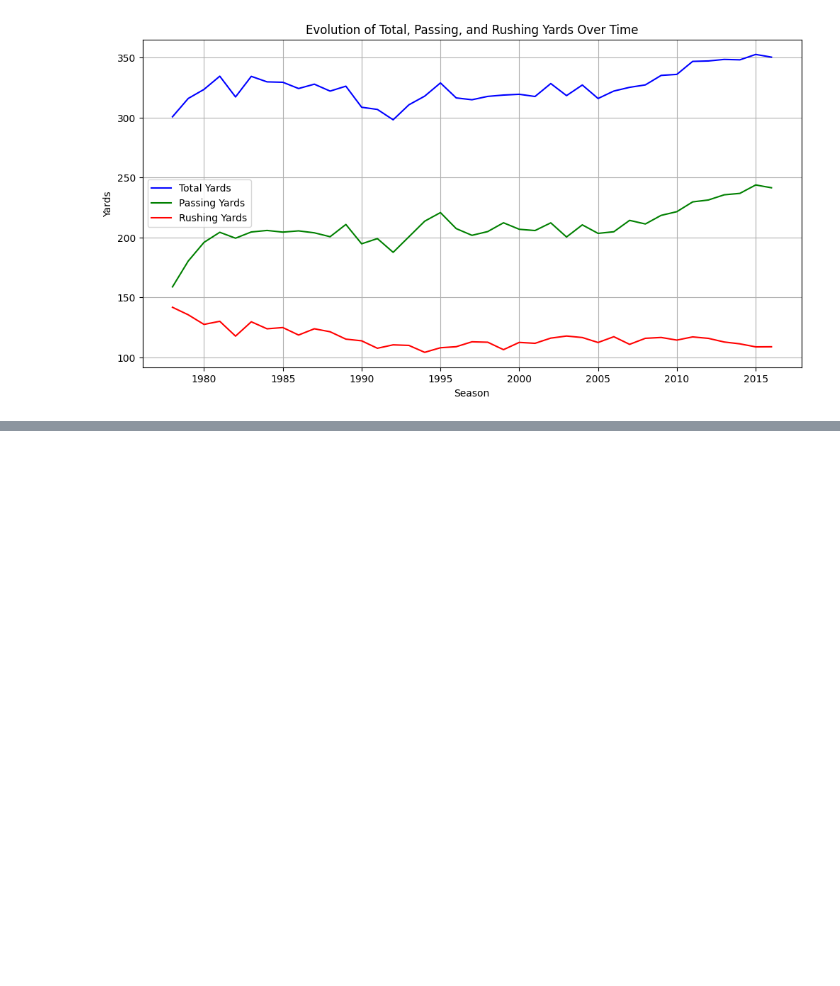
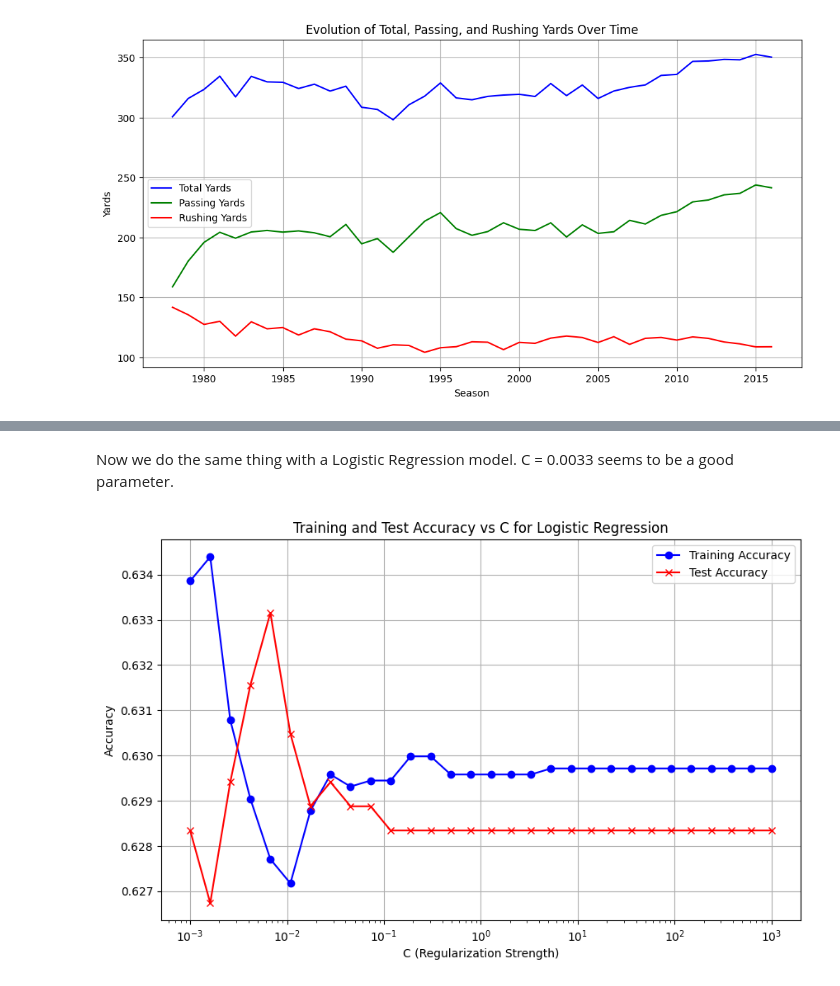
Before and after one commit to willdhh/NFL-Win-Prediction, a Jupyter notebook: finals.ipynb, the cells around one changed output, grey strips where cells are left out. Saved outputs shown, nothing was run; the diff lists cells and outputs as text; code cells hidden in the pictures; blank space fills up the shorter version.

```diff
--- a/finals.ipynb
+++ b/finals.ipynb
@@ -333,0 +486,31 @@ See the caveats in the documentation: https://pandas.pydata.org/pandas-docs/stab
+# %% [markdown]
+Now we do the same thing with a Logistic Regression model. C = 0.0033 seems to be a good parameter.
+# %%
+C_values = np.logspace(-3, 3, 30)
+
+train_acc = []
+test_acc = []
+
+for C in C_values:
+
+    log_reg = LogisticRegression(C=C, random_state=42, max_iter=1000)
+    log_reg.fit(X_train, y_train)
+
+    train_pred = log_reg.predict(X_train)
+    train_acc.append(accuracy_score(y_train, train_pred))
+
+    test_pred = log_reg.predict(X_test)
+    test_acc.append(accuracy_score(y_test, test_pred))
+
+plt.figure(figsize=(10, 6))
+plt.plot(C_values, train_acc, label="Training Accuracy", color='b', marker='o')
+plt.plot(C_values, test_acc, label="Test Accuracy", color='r', marker='x')
+plt.xscale('log')
+plt.xlabel('C (Regularization Strength)')
+plt.ylabel('Accuracy')
+plt.title('Training and Test Accuracy vs C for Logistic Regression')
+plt.legend()
+plt.grid(True)
+plt.show()
+# %% [output]
+[figure, added]
```
Also changed, not shown: parts of 45 cells of this notebook, 1 other file.
